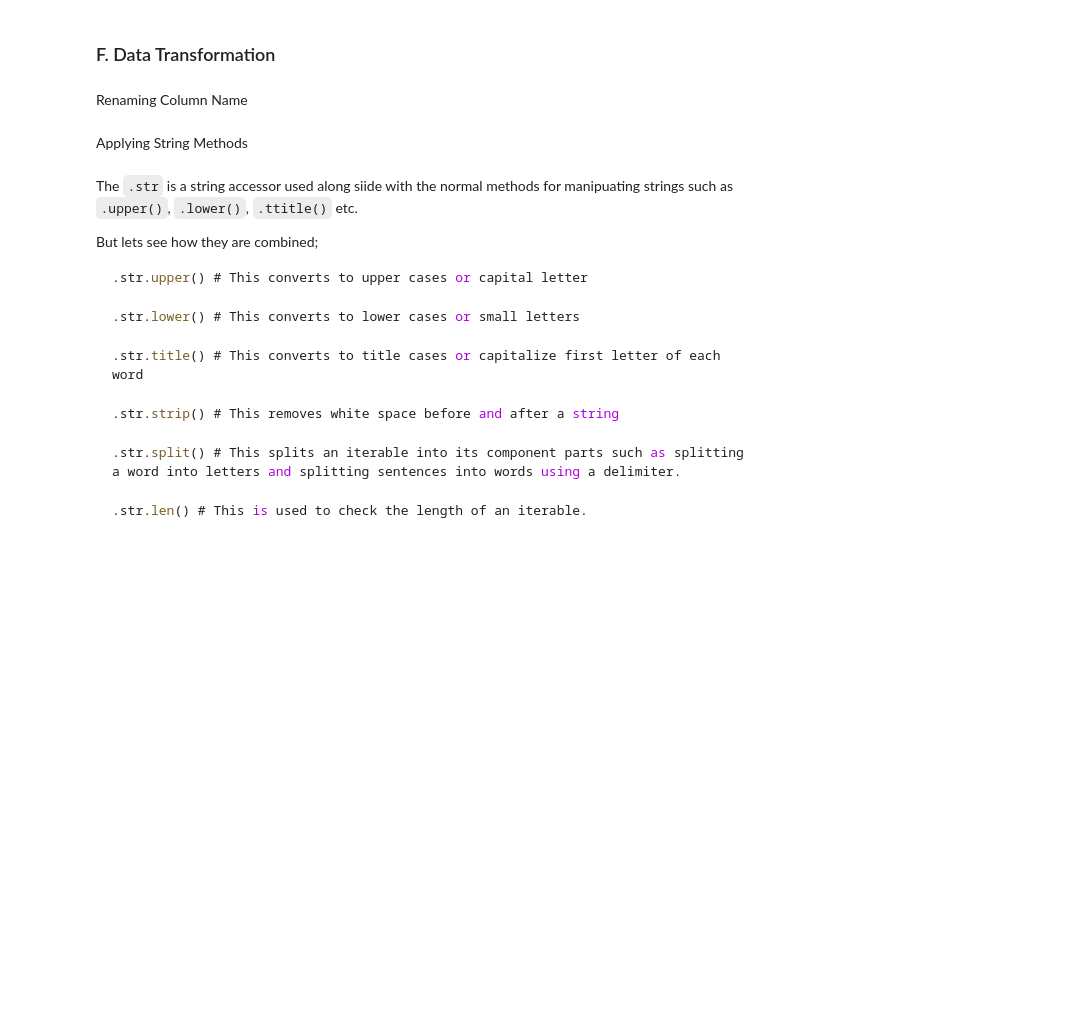
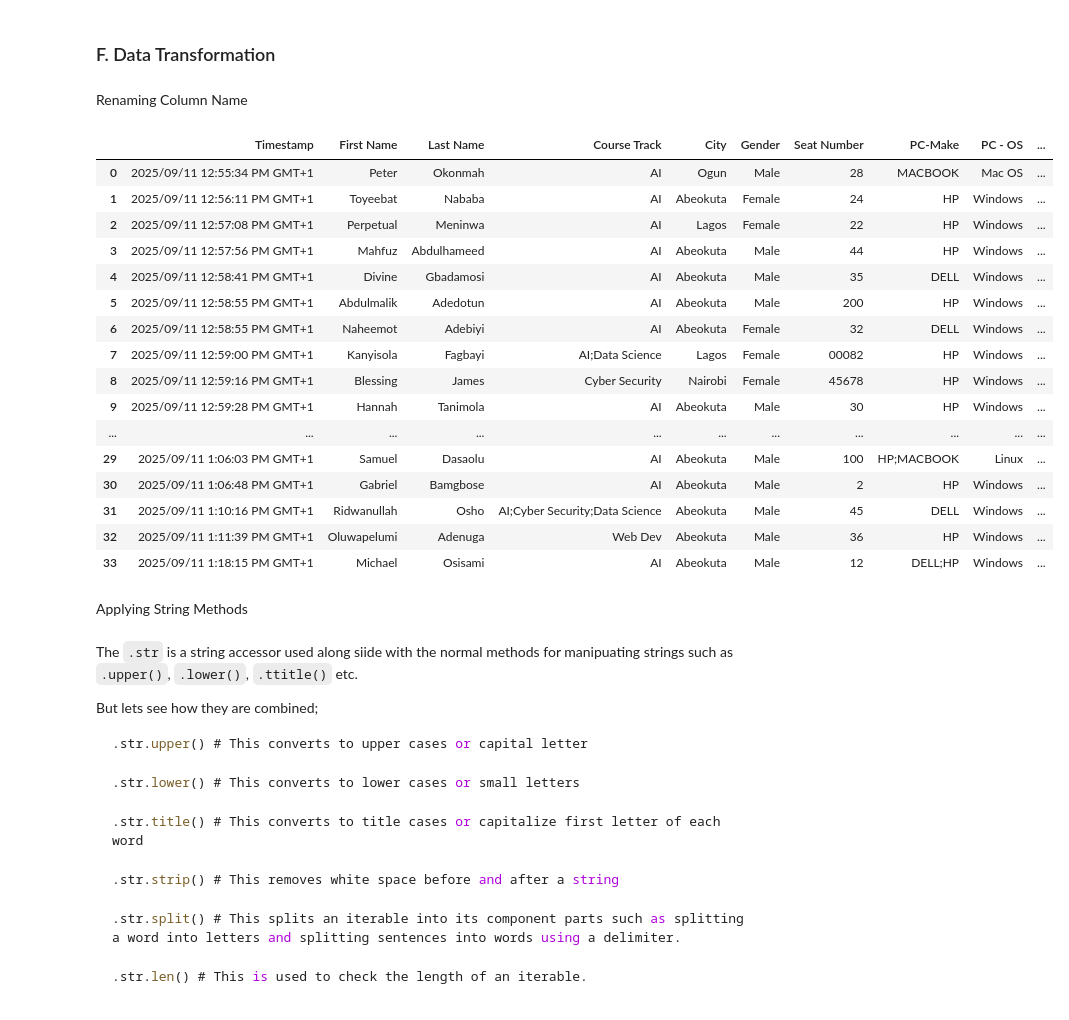
Before and after one commit to hassanmajaro/ai_engineering, a Jupyter notebook: module_2/week6/pandas1.ipynb, the cells around one changed output. Drawn from its saved outputs; the diff is of its cells as text; code cells hidden in the pictures; blank space fills up the shorter version.

```diff
--- a/module_2/week6/pandas1.ipynb
+++ b/module_2/week6/pandas1.ipynb
@@ -391,9 +615,27 @@ complex_query
 Renaming Column Name
 # %%
 # Lets modify the column names by fixing the old names as keys and the new name as values
-bio_data.rename(columns={'First_Name': 'FirstName', 'Last_Name': 'LastName'})
+df.rename(columns={'First_Name': 'FirstName', 'Last_Name': 'LastName'})
 
 # You can try renaming all the columns by removing all the underscores
+# %% [output]
+|  | Timestamp | First Name | Last Name | Course Track | City | Gender | Seat Number | PC-Make | PC - OS | ... |
+| 0 | 2025/09/11 12:55:34 PM GMT+1 | Peter | Okonmah | AI | Ogun | Male | 28 | MACBOOK | Mac OS | ... |
+| 1 | 2025/09/11 12:56:11 PM GMT+1 | Toyeebat | Nababa | AI | Abeokuta | Female | 24 | HP | Windows | ... |
+| 2 | 2025/09/11 12:57:08 PM GMT+1 | Perpetual | Meninwa | AI | Lagos | Female | 22 | HP | Windows | ... |
+| 3 | 2025/09/11 12:57:56 PM GMT+1 | Mahfuz | Abdulhameed | AI | Abeokuta | Male | 44 | HP | Windows | ... |
+| 4 | 2025/09/11 12:58:41 PM GMT+1 | Divine | Gbadamosi | AI | Abeokuta | Male | 35 | DELL | Windows | ... |
+| 5 | 2025/09/11 12:58:55 PM GMT+1 | Abdulmalik | Adedotun | AI | Abeokuta | Male | 200 | HP | Windows | ... |
+| 6 | 2025/09/11 12:58:55 PM GMT+1 | Naheemot | Adebiyi | AI | Abeokuta | Female | 32 | DELL | Windows | ... |
+| 7 | 2025/09/11 12:59:00 PM GMT+1 | Kanyisola | Fagbayi | AI;Data Science | Lagos | Female | 00082 | HP | Windows | ... |
+| 8 | 2025/09/11 12:59:16 PM GMT+1 | Blessing | James | Cyber Security | Nairobi | Female | 45678 | HP | Windows | ... |
+| 9 | 2025/09/11 12:59:28 PM GMT+1 | Hannah | Tanimola | AI | Abeokuta | Male | 30 | HP | Windows | ... |
+| ... | ... | ... | ... | ... | ... | ... | ... | ... | ... | ... |
+| 29 | 2025/09/11 1:06:03 PM GMT+1 | Samuel | Dasaolu | AI | Abeokuta | Male | 100 | HP;MACBOOK | Linux | ... |
+| 30 | 2025/09/11 1:06:48 PM GMT+1 | Gabriel | Bamgbose | AI | Abeokuta | Male | 2 | HP | Windows | ... |
+| 31 | 2025/09/11 1:10:16 PM GMT+1 | Ridwanullah | Osho | AI;Cyber Security;Data Science | Abeokuta | Male | 45 | DELL | Windows | ... |
+| 32 | 2025/09/11 1:11:39 PM GMT+1 | Oluwapelumi | Adenuga | Web Dev | Abeokuta | Male | 36 | HP | Windows | ... |
+| 33 | 2025/09/11 1:18:15 PM GMT+1 | Michael | Osisami | AI | Abeokuta | Male | 12 | DELL;HP | Windows | ... |
 # %% [markdown]
 Applying String Methods
 # %% [markdown]
```
Also changed, not shown: parts of 45 cells of this notebook, 5 other files.
